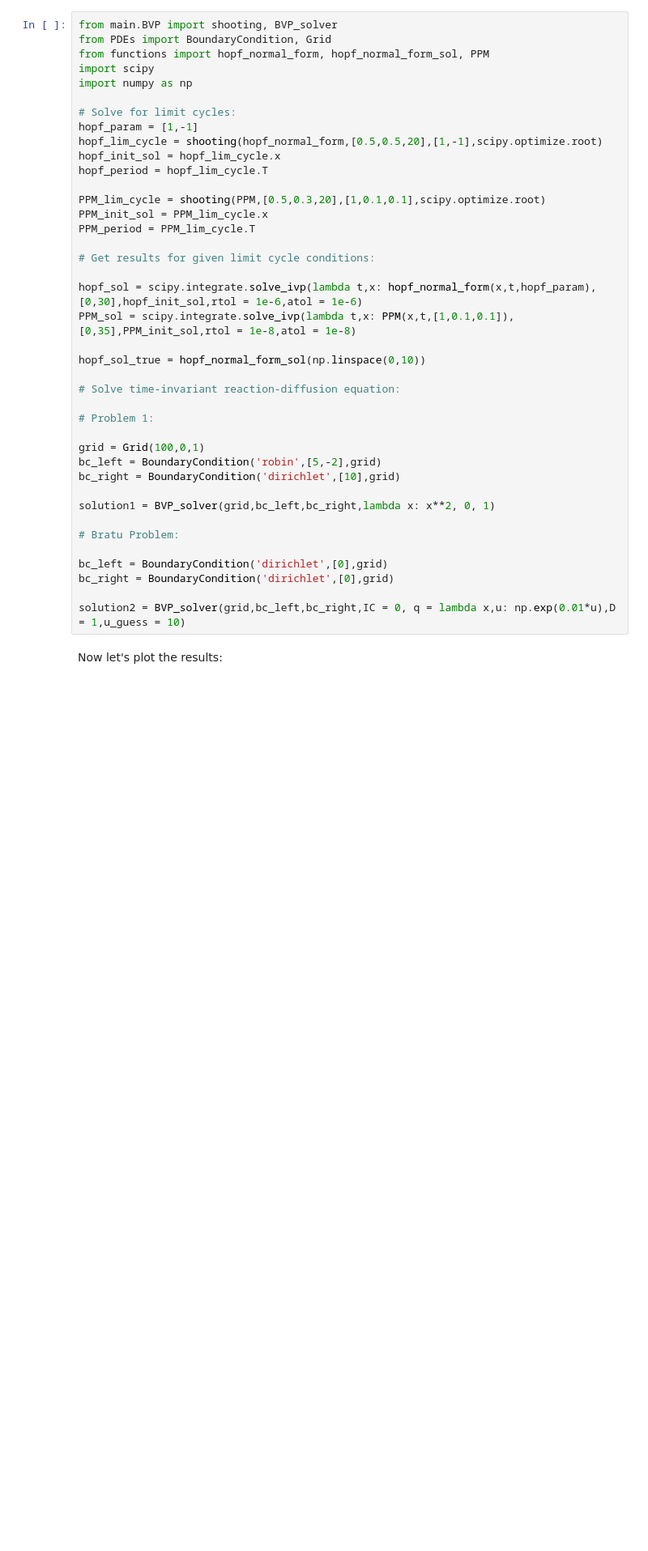
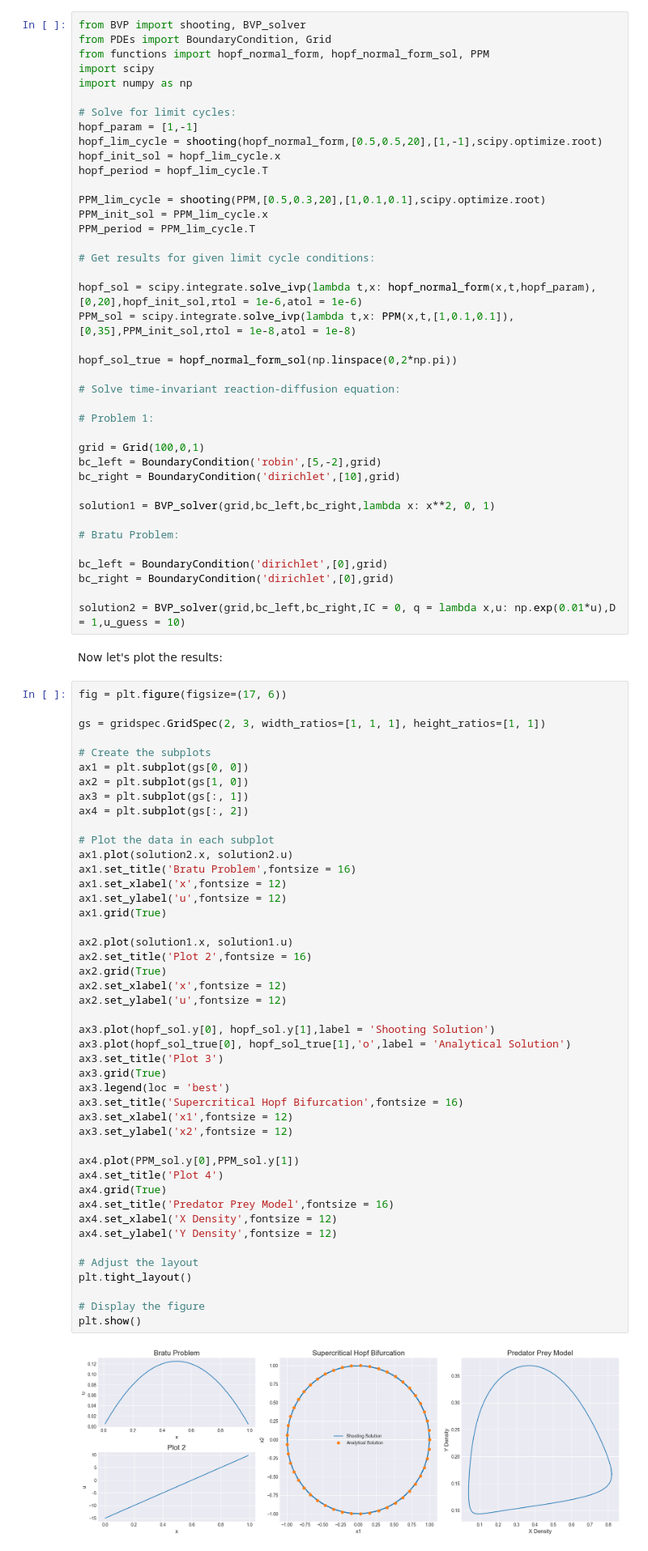
Before and after one commit to MikeJohnson424/emat30008, a Jupyter notebook: report.ipynb, the cells around one changed output. Shown: that part at 81% size. Drawn from its saved outputs; the diff is of its cells as text; blank space fills up the shorter version.

Commit message:
Report plots results for ODE BVP solvers

```diff
--- a/report.ipynb
+++ b/report.ipynb
@@ -127,7 +130,7 @@ Below we will demonstrate the code isolating a a limit cycle for the hopf normal
 
 Firstly let's get some results!
 # %%
-from main.BVP import shooting, BVP_solver
+from BVP import shooting, BVP_solver
 from PDEs import BoundaryCondition, Grid
 from functions import hopf_normal_form, hopf_normal_form_sol, PPM
 import scipy
@@ -145,10 +148,10 @@ PPM_period = PPM_lim_cycle.T
 
 # Get results for given limit cycle conditions:
 
-hopf_sol = scipy.integrate.solve_ivp(lambda t,x: hopf_normal_form(x,t,hopf_param),[0,30],hopf_init_sol,rtol = 1e-6,atol = 1e-6)
+hopf_sol = scipy.integrate.solve_ivp(lambda t,x: hopf_normal_form(x,t,hopf_param),[0,20],hopf_init_sol,rtol = 1e-6,atol = 1e-6)
 PPM_sol = scipy.integrate.solve_ivp(lambda t,x: PPM(x,t,[1,0.1,0.1]),[0,35],PPM_init_sol,rtol = 1e-8,atol = 1e-8)
 
-hopf_sol_true = hopf_normal_form_sol(np.linspace(0,10))
+hopf_sol_true = hopf_normal_form_sol(np.linspace(0,2*np.pi))
 
 # Solve time-invariant reaction-diffusion equation:
 
@@ -168,6 +171,53 @@ bc_right = BoundaryCondition('dirichlet',[0],grid)
 solution2 = BVP_solver(grid,bc_left,bc_right,IC = 0, q = lambda x,u: np.exp(0.01*u),D = 1,u_guess = 10)
 # %% [markdown]
 Now let's plot the results:
+# %%
+fig = plt.figure(figsize=(17, 6))
+
+gs = gridspec.GridSpec(2, 3, width_ratios=[1, 1, 1], height_ratios=[1, 1])
+
+# Create the subplots
+ax1 = plt.subplot(gs[0, 0])
+ax2 = plt.subplot(gs[1, 0])
+ax3 = plt.subplot(gs[:, 1])
+ax4 = plt.subplot(gs[:, 2])
+
+# Plot the data in each subplot
+ax1.plot(solution2.x, solution2.u)
+ax1.set_title('Bratu Problem',fontsize = 16)
+ax1.set_xlabel('x',fontsize = 12)
+ax1.set_ylabel('u',fontsize = 12)
+ax1.grid(True)
+
+ax2.plot(solution1.x, solution1.u)
+ax2.set_title('Plot 2',fontsize = 16)
+ax2.grid(True)
+ax2.set_xlabel('x',fontsize = 12)
+ax2.set_ylabel('u',fontsize = 12)
+
+ax3.plot(hopf_sol.y[0], hopf_sol.y[1],label = 'Shooting Solution')
+ax3.plot(hopf_sol_true[0], hopf_sol_true[1],'o',label = 'Analytical Solution')
+ax3.set_title('Plot 3')
+ax3.grid(True)
+ax3.legend(loc = 'best')
+ax3.set_title('Supercritical Hopf Bifurcation',fontsize = 16)
+ax3.set_xlabel('x1',fontsize = 12)
+ax3.set_ylabel('x2',fontsize = 12)
+
+ax4.plot(PPM_sol.y[0],PPM_sol.y[1])
+ax4.set_title('Plot 4')
+ax4.grid(True)
+ax4.set_title('Predator Prey Model',fontsize = 16)
+ax4.set_xlabel('X Density',fontsize = 12)
+ax4.set_ylabel('Y Density',fontsize = 12)
+
+# Adjust the layout
+plt.tight_layout()
+
+# Display the figure
+plt.show()
+# %% [output]
+[figure, added]
 # %% [markdown]
 #### PDE Integration methods
 
```
Also changed, not shown: parts of 3 cells of this notebook.
